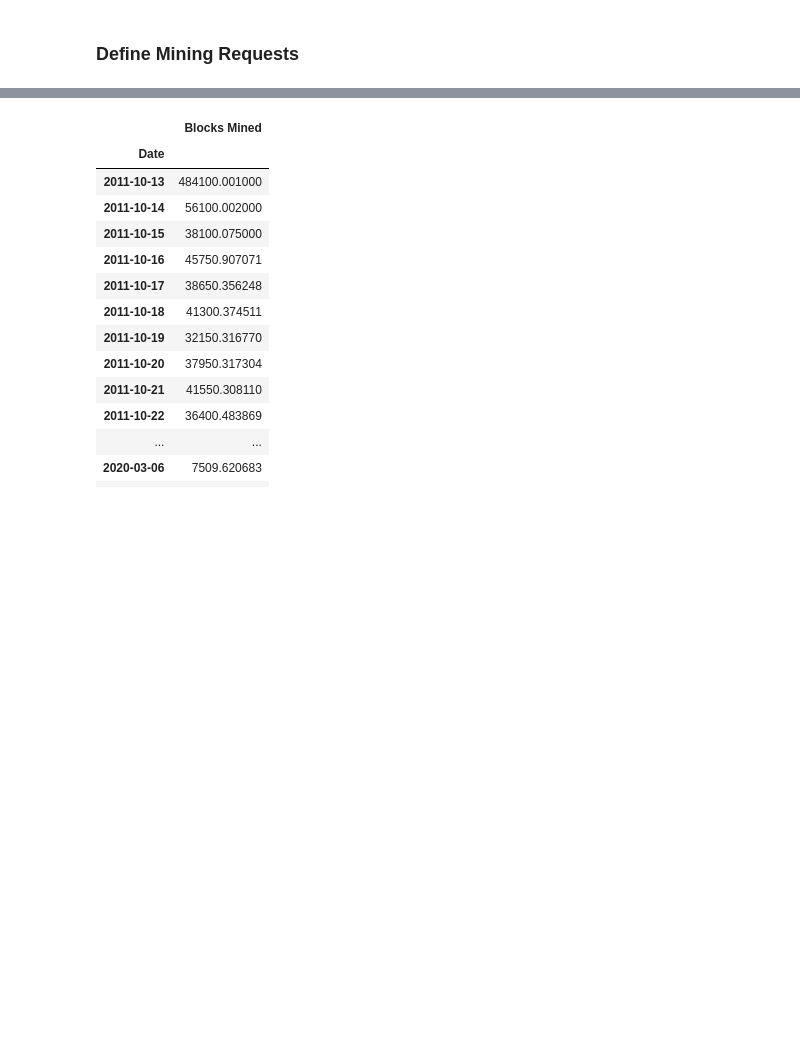
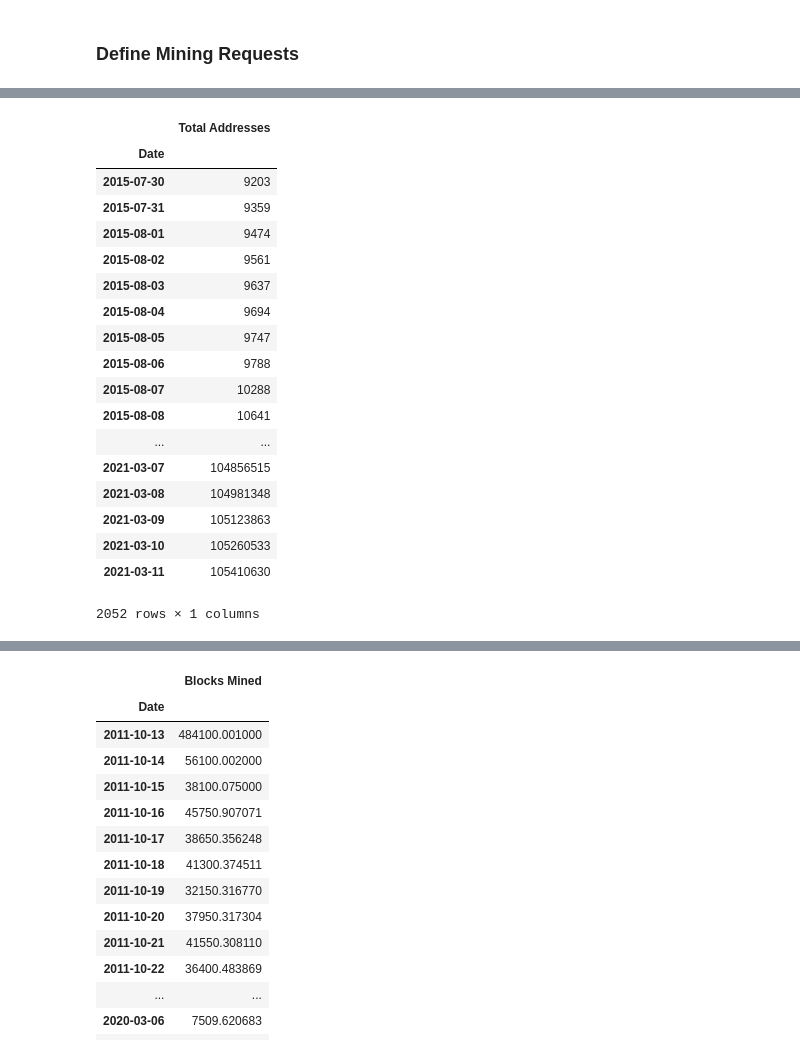
Before and after one commit to glensven/Cryptocurrency_Price_Correlations, a Jupyter notebook: Glen_Codes/Get_Glen_a_condo_3-8.ipynb, the cells around one changed output, grey strips where cells are left out. Drawn from its saved outputs; the diff is of its cells as text; code cells hidden in the pictures; blank space fills up the shorter version.

```diff
--- a/Glen_Codes/Get_Glen_a_condo_3-8.ipynb
+++ b/Glen_Codes/Get_Glen_a_condo_3-8.ipynb
@@ -275,0 +357,22 @@ eth_mining_revenue_sum_df.set_index('Date', inplace=True)
+# %%
+total_addresses_df
+# %% [output]
+|  | Total Addresses |
+| Date |  |
+| 2015-07-30 | 9203 |
+| 2015-07-31 | 9359 |
+| 2015-08-01 | 9474 |
+| 2015-08-02 | 9561 |
+| 2015-08-03 | 9637 |
+| 2015-08-04 | 9694 |
+| 2015-08-05 | 9747 |
+| 2015-08-06 | 9788 |
+| 2015-08-07 | 10288 |
+| 2015-08-08 | 10641 |
+| ... | ... |
+| 2021-03-07 | 104856515 |
+| 2021-03-08 | 104981348 |
+| 2021-03-09 | 105123863 |
+| 2021-03-10 | 105260533 |
+| 2021-03-11 | 105410630 |
+2052 rows × 1 columns
```
Also changed, not shown: parts of 21 cells of this notebook.
